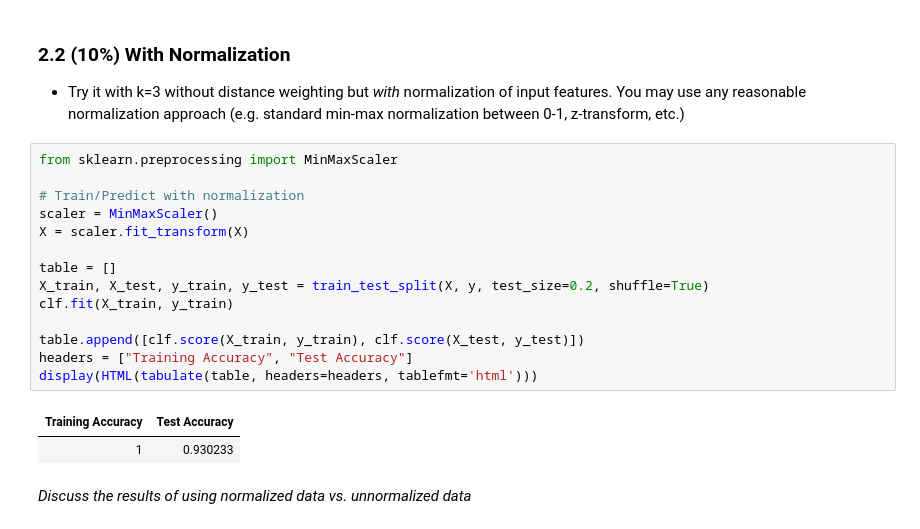
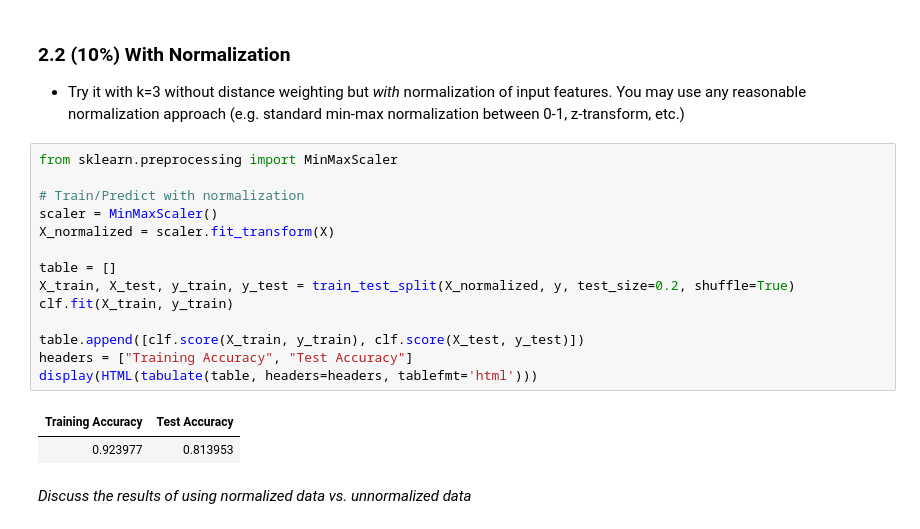
Before and after one commit to bwallace7430/knn, a Jupyter notebook: KNN Lab.ipynb, the cells around one changed output. Saved outputs shown, nothing was run; the diff lists cells and outputs as text.

```diff
--- a/KNN Lab.ipynb
+++ b/KNN Lab.ipynb
@@ -240,20 +243,20 @@ display(HTML(tabulate(table, headers=headers, tablefmt='html')))
 # %%
 from sklearn.preprocessing import MinMaxScaler
 
 # Train/Predict with normalization
 scaler = MinMaxScaler()
-X = scaler.fit_transform(X)
+X_normalized = scaler.fit_transform(X)
 
 table = []
-X_train, X_test, y_train, y_test = train_test_split(X, y, test_size=0.2, shuffle=True)
+X_train, X_test, y_train, y_test = train_test_split(X_normalized, y, test_size=0.2, shuffle=True)
 clf.fit(X_train, y_train)
 
 table.append([clf.score(X_train, y_train), clf.score(X_test, y_test)])
 headers = ["Training Accuracy", "Test Accuracy"]
 display(HTML(tabulate(table, headers=headers, tablefmt='html')))
 # %% [output]
 | Training Accuracy | Test Accuracy |
-| 1 | 0.930233 |
+| 0.923977 | 0.813953 |
 # %% [markdown]
 *Discuss the results of using normalized data vs. unnormalized data*
 # %% [markdown]
```
Also changed, not shown: parts of 5 cells of this notebook, 1 other file.
